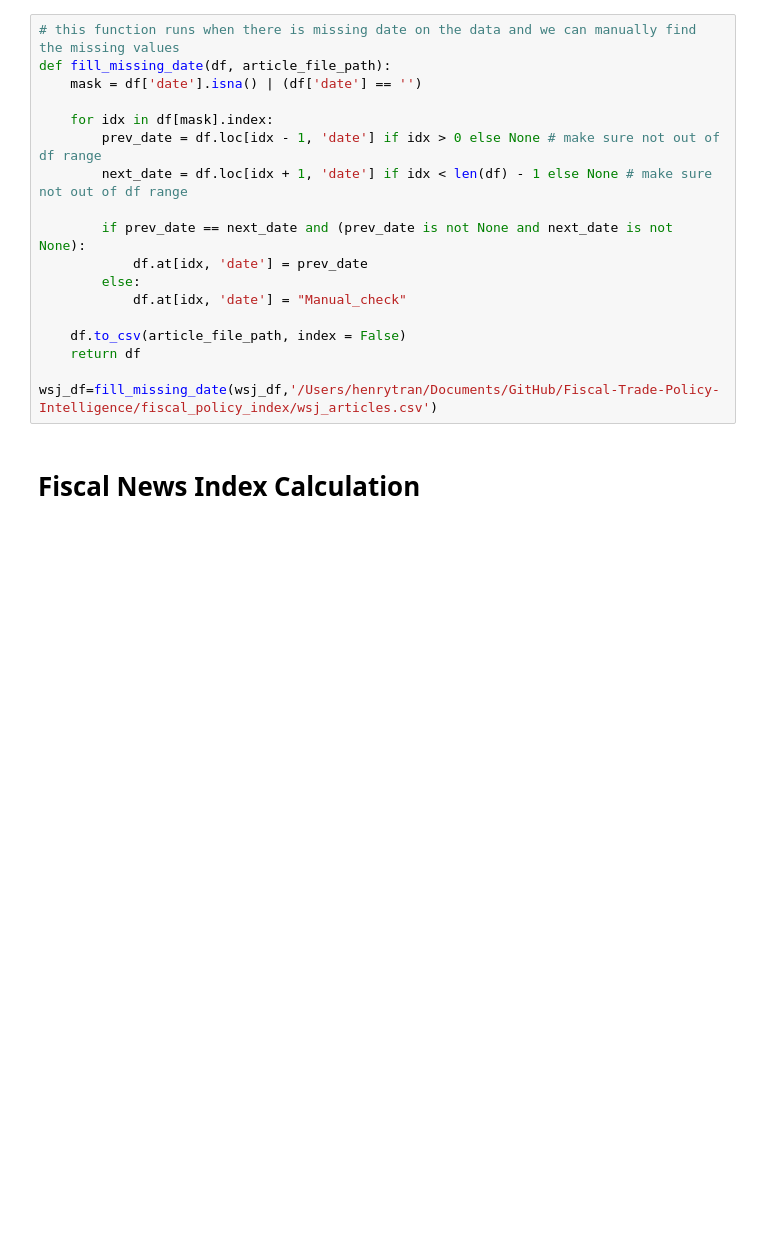
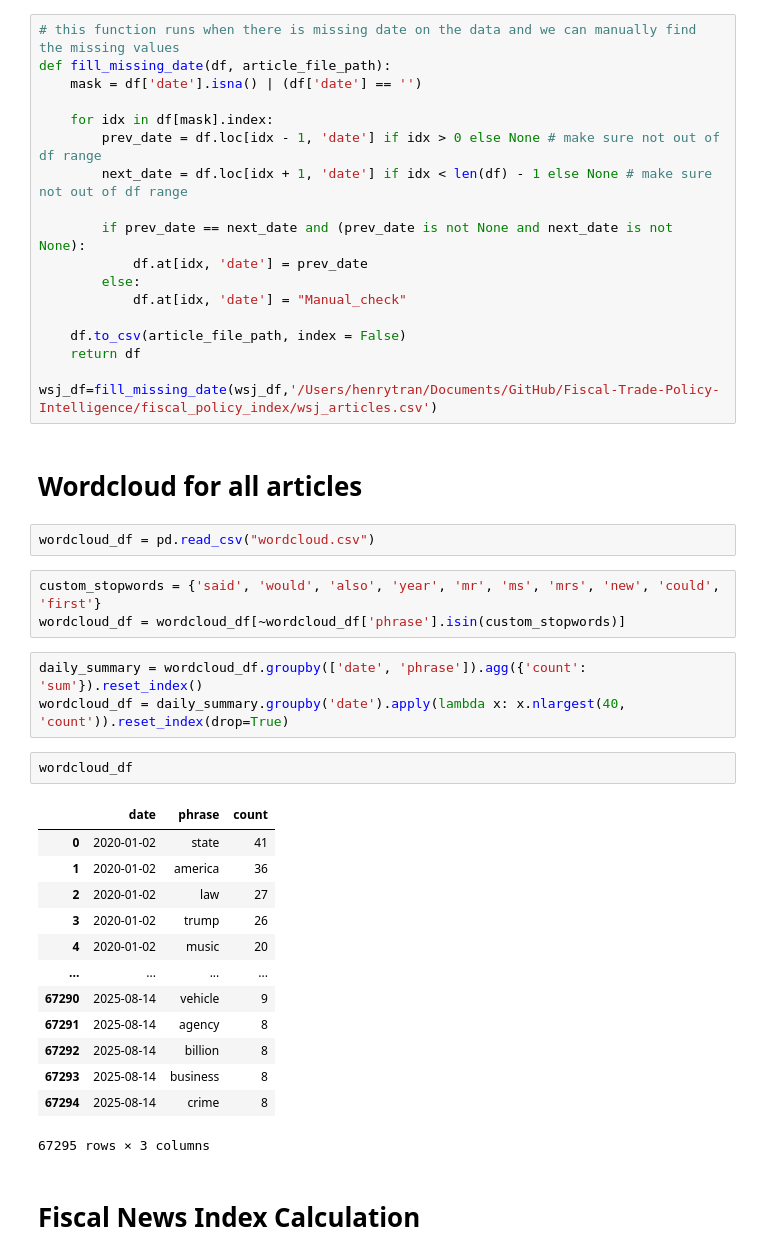
Before and after one commit to nguyenhaitran/Fiscal-Trade-Policy-Intelligence, a Jupyter notebook: fiscal_policy_index/pdf_extraction.ipynb, the cells around one changed output. Cells and saved outputs as stored; diff of their text form; blank space fills up the shorter version.

```diff
--- a/fiscal_policy_index/pdf_extraction.ipynb
+++ b/fiscal_policy_index/pdf_extraction.ipynb
@@ -632,6 +633,32 @@ def fill_missing_date(df, article_file_path):
     return df
 
 wsj_df=fill_missing_date(wsj_df,'/Users/henrytran/Documents/GitHub/Fiscal-Trade-Policy-Intelligence/fiscal_policy_index/wsj_articles.csv')
+# %% [markdown]
+# Wordcloud for all articles
+# %%
+wordcloud_df = pd.read_csv("wordcloud.csv")
+# %%
+custom_stopwords = {'said', 'would', 'also', 'year', 'mr', 'ms', 'mrs', 'new', 'could', 'first'}
+wordcloud_df = wordcloud_df[~wordcloud_df['phrase'].isin(custom_stopwords)]
+# %%
+daily_summary = wordcloud_df.groupby(['date', 'phrase']).agg({'count': 'sum'}).reset_index()
+wordcloud_df = daily_summary.groupby('date').apply(lambda x: x.nlargest(40, 'count')).reset_index(drop=True)
+# %%
+wordcloud_df
+# %% [output]
+|  | date | phrase | count |
+| 0 | 2020-01-02 | state | 41 |
+| 1 | 2020-01-02 | america | 36 |
+| 2 | 2020-01-02 | law | 27 |
+| 3 | 2020-01-02 | trump | 26 |
+| 4 | 2020-01-02 | music | 20 |
+| ... | ... | ... | ... |
+| 67290 | 2025-08-14 | vehicle | 9 |
+| 67291 | 2025-08-14 | agency | 8 |
+| 67292 | 2025-08-14 | billion | 8 |
+| 67293 | 2025-08-14 | business | 8 |
+| 67294 | 2025-08-14 | crime | 8 |
+67295 rows × 3 columns
 # %% [markdown]
 # Fiscal News Index Calculation
 # %%
```
Also changed, not shown: parts of 8 cells of this notebook, 2 other files.
